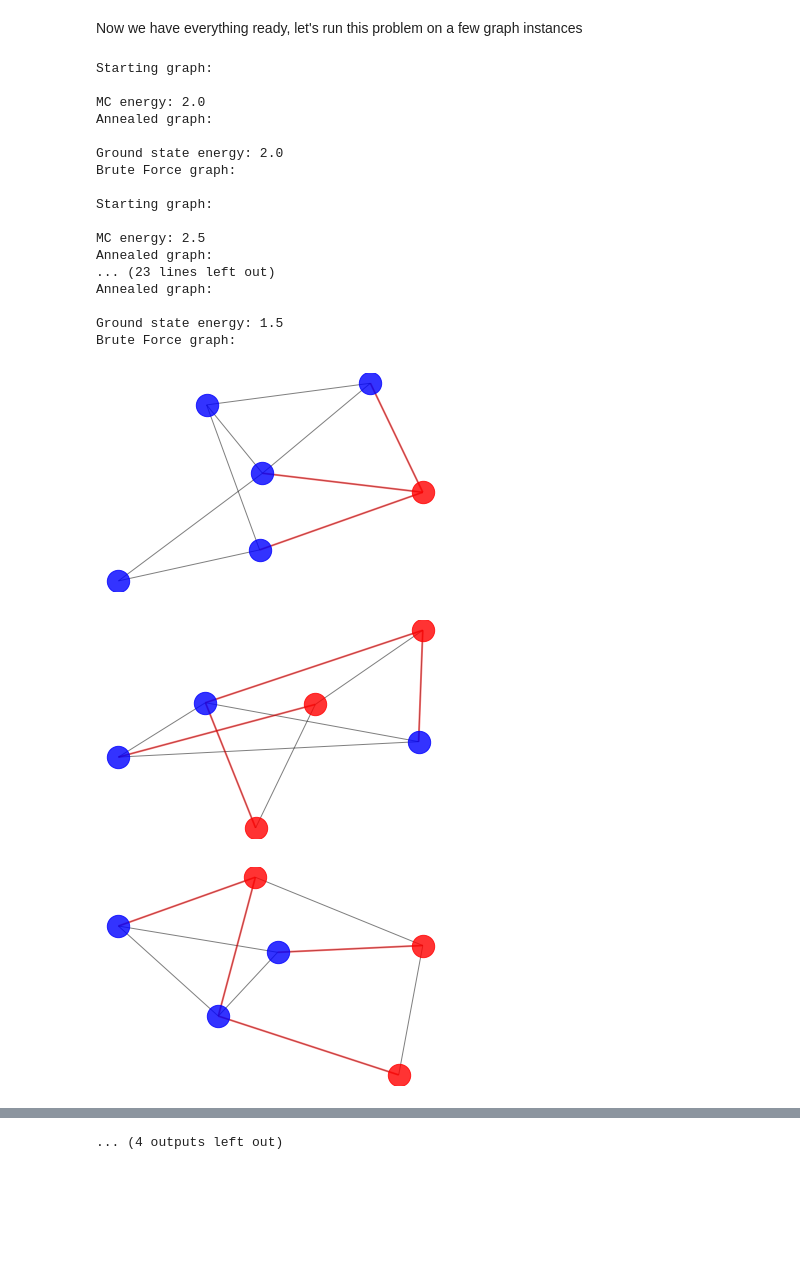
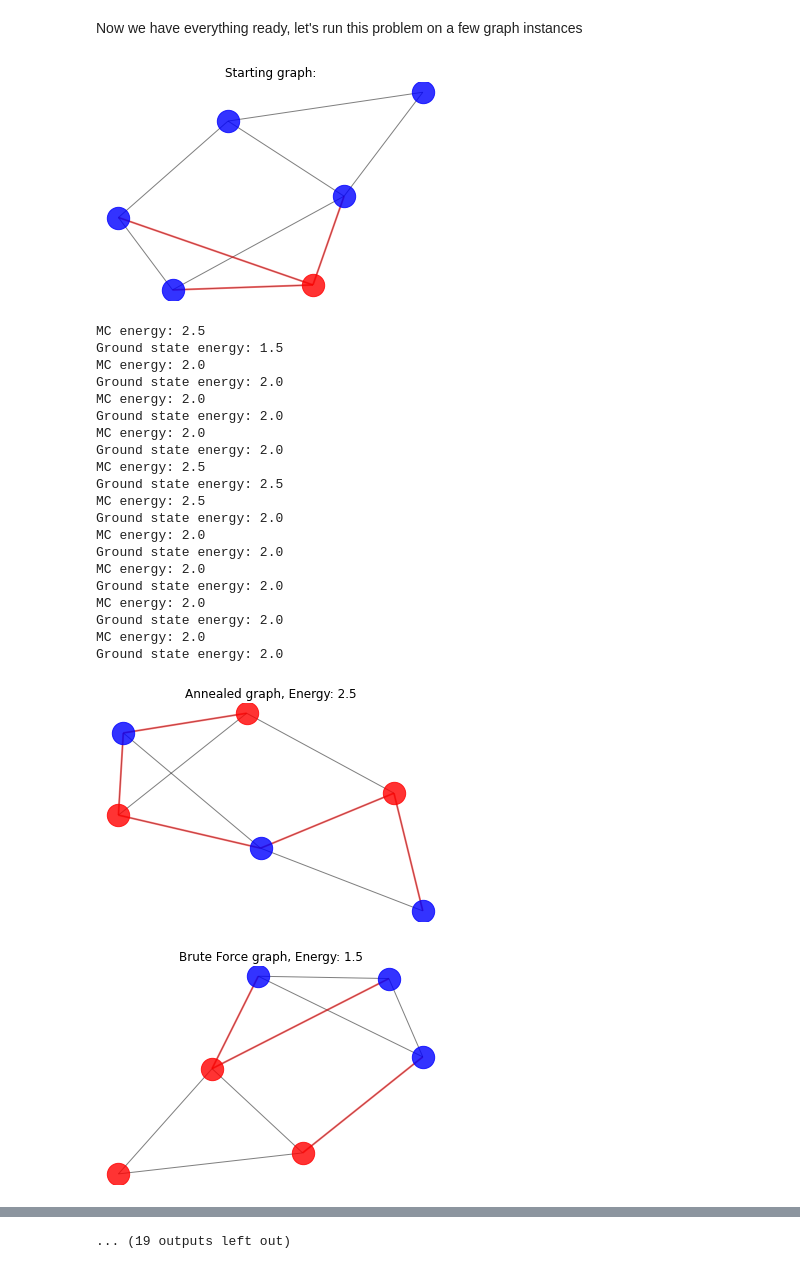
Before and after one commit to MelkoCollective/CDL_2020, a Jupyter notebook: Project_4_Ising_Annealer/Challenge_4_Ising_Graph_Partition.ipynb, the cells around one changed output, grey strips where cells are left out. Drawn from its saved outputs; the diff is of its cells as text; code cells hidden in the pictures; blank space fills up the shorter version.

```diff
--- a/Project_4_Ising_Annealer/Challenge_4_Ising_Graph_Partition.ipynb
+++ b/Project_4_Ising_Annealer/Challenge_4_Ising_Graph_Partition.ipynb
@@ -91,7 +91,7 @@ def loop_over_spins(ising: AbstractIsing):
     return gs_energy, best_config
 # %%
 # and we need a function to display the final, partitioned graph
-def draw_partition(graph_ising: GraphPartitionIsingModel):
+def draw_partition(graph_ising: GraphPartitionIsingModel, title:str = None):
     G = graph_ising.graph
     pos = nx.spring_layout(G)
     a_nodes = np.array(G.nodes)[np.where(graph_ising.spins == -1)]
@@ -120,6 +120,8 @@ def draw_partition(graph_ising: GraphPartitionIsingModel):
                            edgelist=connecting_edges,
                            width=2,alpha=0.5,edge_color='r')
     plt.axis('off')
+    if title is not None:
+        plt.title(title)
     plt.show()
 
 ising = GraphPartitionIsingModel(graph, 0.5, 0.5)
@@ -131,39 +133,39 @@ Now we have everything ready, let's run this problem on a few graph instances
 # %%
 def random_instance(n_nodes: int, n_edges: int = None, A: float = 0.5, B: float = 0.5, brute_force: bool = False):
     n_edges = int(n_nodes * 1.5) if n_edges is None else n_edges # allow for lazy definition of graph
     graph = nx.gnm_random_graph(n_nodes, n_edges)
     graph_ising = GraphPartitionIsingModel(graph, A, B)
-    print('Starting graph:\n')
-    draw_partition(graph_ising)
+    draw_partition(graph_ising, title='Starting graph:')
     schedule = exp_schedule()
-    simulated_anneal(graph_ising, schedule)
-    print('Annealed graph:\n')
-    draw_partition(graph_ising)
+    sim_en = simulated_anneal(graph_ising, schedule)
+    draw_partition(graph_ising, title='Annealed graph, Energy: {}'.format(sim_en))
     if brute_force:
         en, spins = loop_over_spins(graph_ising)
         graph_ising.spins = np.array(spins)
-        print('Brute Force graph:\n')
-        draw_partition(graph_ising)
+        draw_partition(graph_ising, title='Brute Force graph, Energy: {}'.format(en))
 for _ in range(10):
     random_instance(6, brute_force=True)
 # %% [output]
+[figure, new version]
-Starting graph:
-
+MC energy: 2.5
+Ground state energy: 1.5
 MC energy: 2.0
-Annealed graph:
-
 Ground state energy: 2.0
-Brute Force graph:
-
-Starting graph:
-
+MC energy: 2.0
+Ground state energy: 2.0
+MC energy: 2.0
+Ground state energy: 2.0
 MC energy: 2.5
-Annealed graph:
-... (23 lines left out)
-Annealed graph:
-
-Ground state energy: 1.5
-Brute Force graph:
+Ground state energy: 2.5
+MC energy: 2.5
+Ground state energy: 2.0
+MC energy: 2.0
+Ground state energy: 2.0
+MC energy: 2.0
+Ground state energy: 2.0
+MC energy: 2.0
+Ground state energy: 2.0
+MC energy: 2.0
+Ground state energy: 2.0
-[figure, old version]
-[figure, old version]
+[figure, new version]
-[figure, old version]
+[figure, new version]
@@ -178 +180 @@ Brute Force graph:
-... (4 outputs left out)
+... (19 outputs left out)
```
Also changed, not shown: parts of 2 cells of this notebook.
